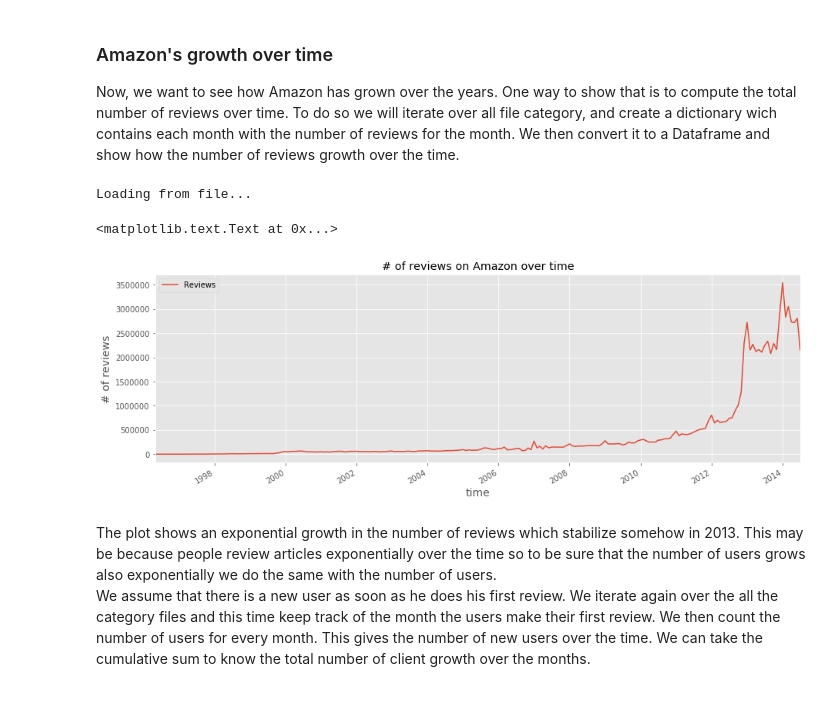
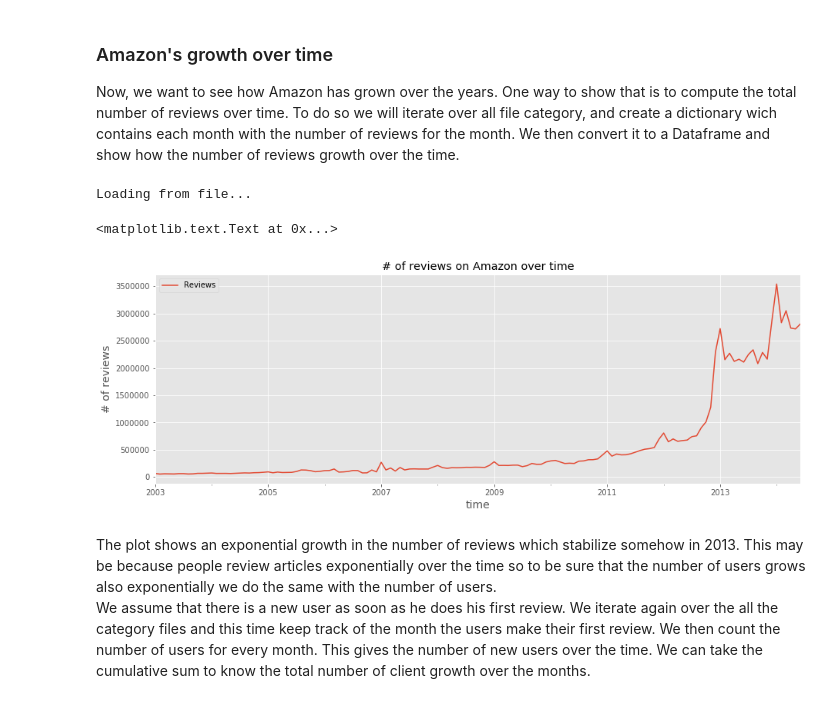
Before and after one commit to darioAnongba/EPFL-ADA, a Jupyter notebook: project/Report.ipynb, the cells around one changed output. Saved outputs shown, nothing was run; the diff lists cells and outputs as text; code cells hidden in the pictures.

```diff
--- a/project/Report.ipynb
+++ b/project/Report.ipynb
@@ -255,7 +255,7 @@ def count_review(acc,file_path):
     '''
     Count the number of reviews in a given file and increase the counts in an accumulator
     '''
-    skiped = 0
+    skipped = 0
     g = gzip.open(file_path, 'rb')
     for l in g:
         row =  eval(l)
@@ -269,8 +269,8 @@ def count_review(acc,file_path):
             acc[date_key] += 1
         else:
             acc[date_key] = 0
-    if skiped :
-        print('skiped {} rows because of KeyError (not present) or ValueError (not parsable)'.format(skiped))
+    if skipped :
+        print('skipped {} rows because of KeyError (not present) or ValueError (not parsable)'.format(skipped))
 # %%
 def loadCountData(filename, columns, count_func, extra_handling, truncate = False):
     '''
@@ -314,14 +314,14 @@ def loadCountData(filename, columns, count_func, extra_handling, truncate = Fals
     return df
 # %%
 # Load Reviews Growth and show the graph
-reviews_growth_df = loadCountData(REVIEWS_GROWTH, ['Date','Reviews'], count_review, 'Reviews')
+reviews_growth_df = loadCountData(REVIEWS_GROWTH, ['Date','Reviews'], count_review, 'Reviews', truncate=True)
 reviews_growth_df.plot(title='# of reviews on Amazon over time')
 plt.xlabel('time', fontsize=14)
 plt.ylabel('# of reviews', fontsize=14)
 # %% [output]
 Loading from file...
 <matplotlib.text.Text at 0x...>
-[figure, old version]
+[figure, new version]
 # %% [markdown]
 The plot shows an exponential growth in the number of reviews which stabilize somehow in 2013. This may be because people review articles exponentially over the time so to be sure that the number of users grows also exponentially we do the same with the number of users.
 We assume that there is a new user as soon as he does his first review. We iterate again over the all the category files and this time keep track of the month the users make their first review. We then count the number of users for every month. This gives the number of new users over the time. We can take the cumulative sum to know the total number of client growth over the months.
```
Also changed, not shown: parts of 6 cells of this notebook, 1 other file.
